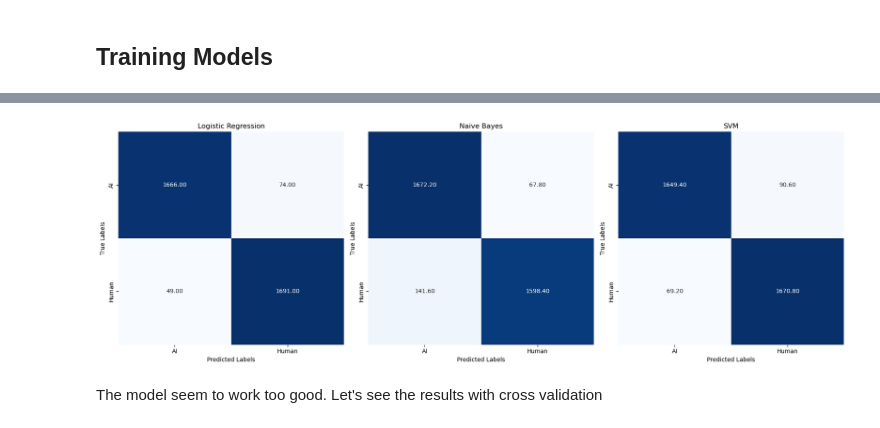
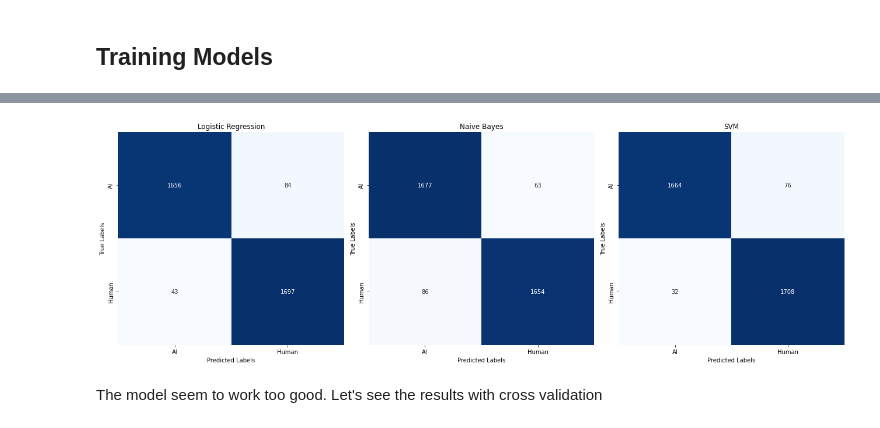
Before and after one commit to meric2/Turkish-AI-Generated-Content-Detection, a Jupyter notebook: baseline_models.ipynb, the cells around one changed output, grey strips where cells are left out. Cells and saved outputs as stored; diff of their text form; code cells hidden in the pictures.

```diff
--- a/baseline_models.ipynb
+++ b/baseline_models.ipynb
@@ -360,32 +346,21 @@ SVM - Average F1 Score: 0.9541
 # %%
-# Define function to calculate the mean of confusion matrices
-def mean_confusion_matrix(conf_matrices):
-    sum_matrix = np.zeros_like(conf_matrices[0])
-    for matrix in conf_matrices:
-        sum_matrix += matrix
-    return sum_matrix / len(conf_matrices)
-
-# Calculate mean confusion matrices for each model
-mean_cm_LR = mean_confusion_matrix(all_conf_matrices['LR'])
-mean_cm_NB = mean_confusion_matrix(all_conf_matrices['NB'])
-mean_cm_SVM = mean_confusion_matrix(all_conf_matrices['SVM'])
-
 def plot_confusion_matrix(cm, title, ax):
-    sns.heatmap(cm, annot=True, fmt=".2f", cmap='Blues', cbar=False, ax=ax)
+    sns.heatmap(cm, annot=True, fmt="d", cmap='Blues', cbar=False, ax=ax)
     ax.set_title(title)
     ax.set_xlabel('Predicted Labels')
     ax.set_ylabel('True Labels')
     ax.set_xticklabels(['AI', 'Human'])
     ax.set_yticklabels(['AI', 'Human'])
 
+# Plot confusion matrices
 fig, axes = plt.subplots(1, 3, figsize=(18, 6))
-plot_confusion_matrix(mean_cm_LR, 'Logistic Regression', axes[0])
-plot_confusion_matrix(mean_cm_NB, 'Naive Bayes', axes[1])
-plot_confusion_matrix(mean_cm_SVM, 'SVM', axes[2])
+plot_confusion_matrix(conf_matrices['LR'], 'Logistic Regression', axes[0])
+plot_confusion_matrix(conf_matrices['NB'], 'Naive Bayes', axes[1])
+plot_confusion_matrix(conf_matrices['SVM'], 'SVM', axes[2])
 plt.tight_layout()
 plt.show()
 # %% [output]
-[figure, old version]
+[figure, new version]
 # %% [markdown]
 The model seem to work too good. Let's see the results with cross validation
 # %%
```
Also changed, not shown: parts of 9 cells of this notebook, 39 other files.
